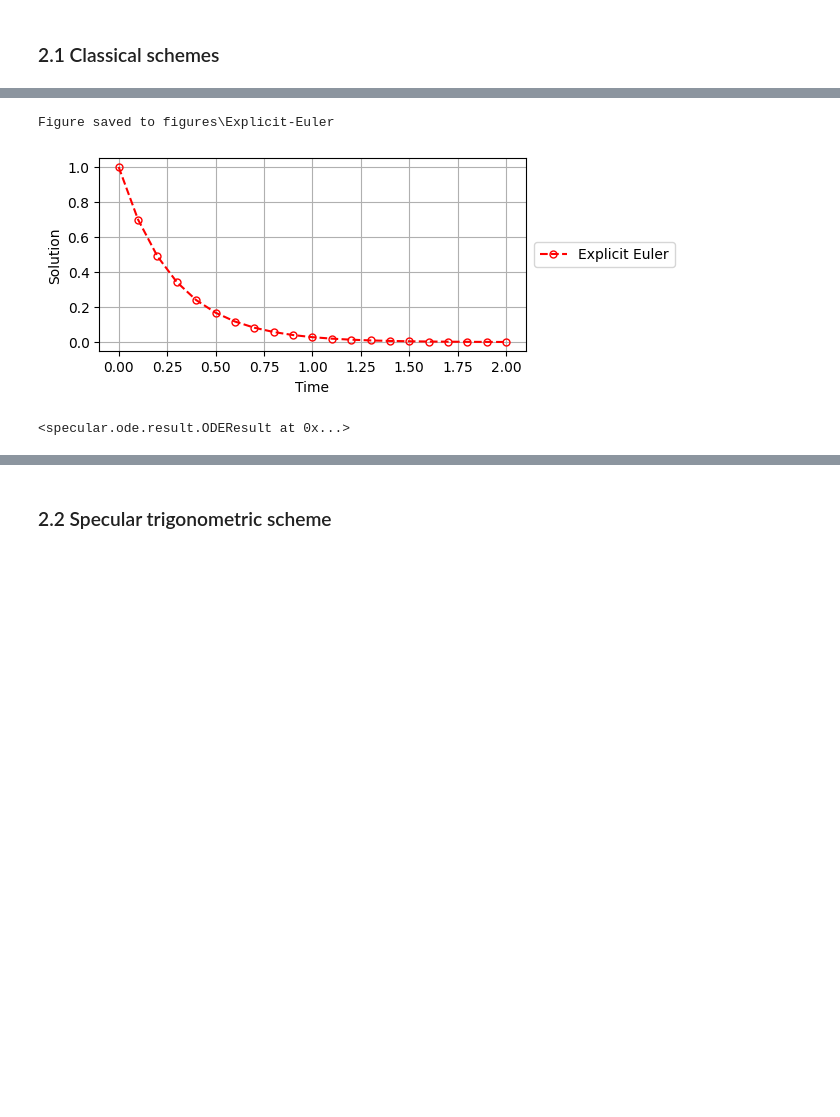
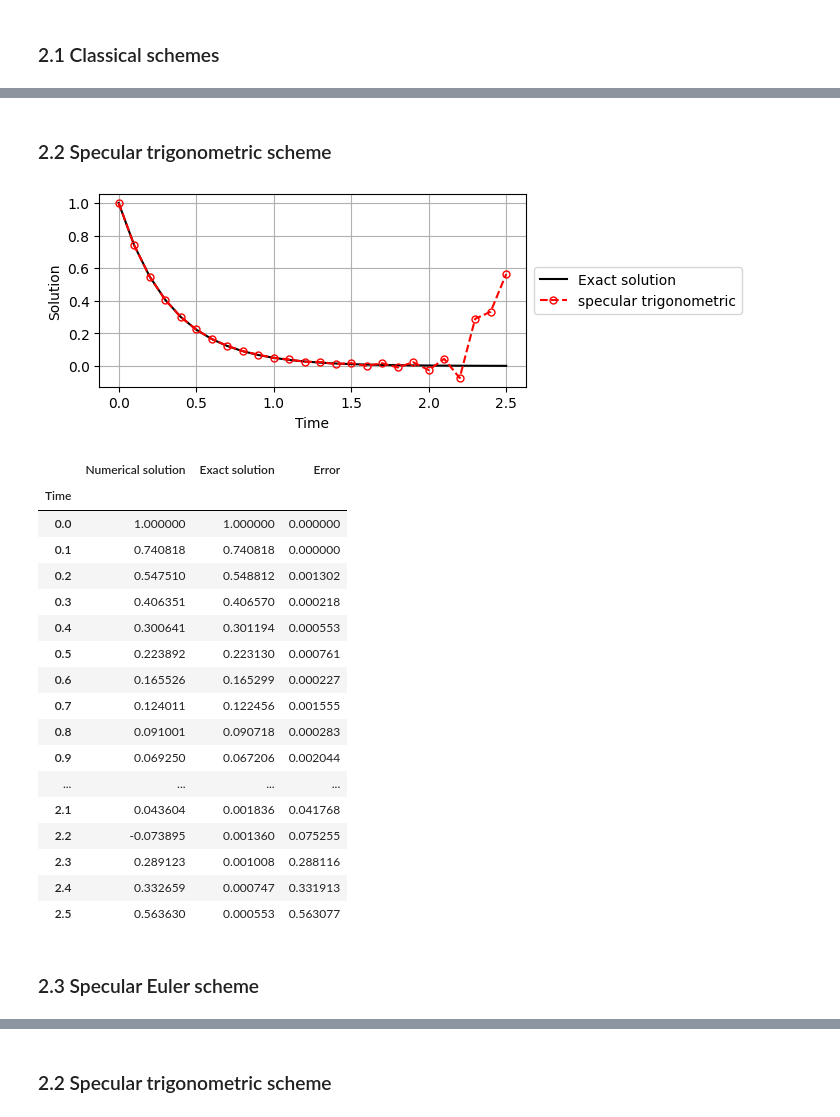
Before and after one commit to kyjung2357/specular-differentiation, a Jupyter notebook: docs/2. Numerical ordinary differential equations.ipynb, the cells around one changed output, grey strips where cells are left out. Cells and saved outputs as stored; diff of their text form; code cells hidden in the pictures; blank space fills up the shorter version.

```diff
--- a/docs/2. Numerical ordinary differential equations.ipynb
+++ b/docs/2. Numerical ordinary differential equations.ipynb
@@ -7,8 +6,18 @@ import matplotlib.pyplot as plt
 # %% [markdown]
 ### 2.1 Classical schemes
 # %%
+t_0 = 0.0
+T = 2.5
+h = 0.1
+
 def F(t, u):
     return -3*u
 
-specular.ode.solver.classical_scheme(F=F, u_0=1.0, t_0=0.0, T=2.0, h=0.1, scheme="Explicit Euler")
+def exact_sol(t):
+    return np.exp(-3*t)
+
+def u_0(t_0):
+    return exact_sol(t_0)
+
+specular.ode.solver.classical_scheme(F, t_0=t_0, u_0=u_0, T=T, h=h, scheme="explicit Euler").visualization(exact_sol=exact_sol).table(exact_sol=exact_sol)
 # %% [output]
@@ -16,6 +43,3 @@ specular.ode.solver.classical_scheme(F=F, u_0=1.0, t_0=0.0, T=2.0, h=0.1, scheme
 # %%
-def F(t, u):
-    return -3*u
-
-specular.ode.solver.classical_scheme(F=F, u_0=1.0, t_0=0.0, T=2.0, h=0.1, scheme="Explicit Euler").values()
+specular.ode.solver.classical_scheme(F, t_0=t_0, u_0=u_0, T=T, h=h, scheme="implicit Euler").visualization(exact_sol=exact_sol).table(exact_sol=exact_sol)
 # %% [output]
@@ -30,12 +87,31 @@ specular.ode.solver.classical_scheme(F=F, u_0=1.0, t_0=0.0, T=2.0, h=0.1, scheme
+# %% [markdown]
+### 2.2 Specular trigonometric scheme
 # %%
-def F(t, u):
-    return -3*u
+u_1 = exact_sol(t_0 + h)
 
-specular.ode.solver.classical_scheme(F=F, u_0=1.0, t_0=0.0, T=2.0, h=0.1, scheme="Explicit Euler").visualization(save_path="Explicit Euler")
+specular.trigonometric_scheme(F, t_0=t_0, u_0=u_0, u_1=u_1, T=T, h=h).visualization(exact_sol=exact_sol).table(exact_sol=exact_sol)
 # %% [output]
-Figure saved to figures\Explicit-Euler
-[figure, old version]
+[figure, new version]
-<specular.ode.result.ODEResult at 0x...>
+|  | Numerical solution | Exact solution | Error |
+| Time |  |  |  |
+| 0.0 | 1.000000 | 1.000000 | 0.000000 |
+| 0.1 | 0.740818 | 0.740818 | 0.000000 |
+| 0.2 | 0.547510 | 0.548812 | 0.001302 |
+| 0.3 | 0.406351 | 0.406570 | 0.000218 |
+| 0.4 | 0.300641 | 0.301194 | 0.000553 |
+| 0.5 | 0.223892 | 0.223130 | 0.000761 |
+| 0.6 | 0.165526 | 0.165299 | 0.000227 |
+| 0.7 | 0.124011 | 0.122456 | 0.001555 |
+| 0.8 | 0.091001 | 0.090718 | 0.000283 |
+| 0.9 | 0.069250 | 0.067206 | 0.002044 |
+| ... | ... | ... | ... |
+| 2.1 | 0.043604 | 0.001836 | 0.041768 |
+| 2.2 | -0.073895 | 0.001360 | 0.075255 |
+| 2.3 | 0.289123 | 0.001008 | 0.288116 |
+| 2.4 | 0.332659 | 0.000747 | 0.331913 |
+| 2.5 | 0.563630 | 0.000553 | 0.563077 |
+# %% [markdown]
+### 2.3 Specular Euler scheme
 # %%
 def F(t, u):
     return -(t*u)/(1-t**2)
```
Also changed, not shown: parts of 5 cells of this notebook, 2 other files.
